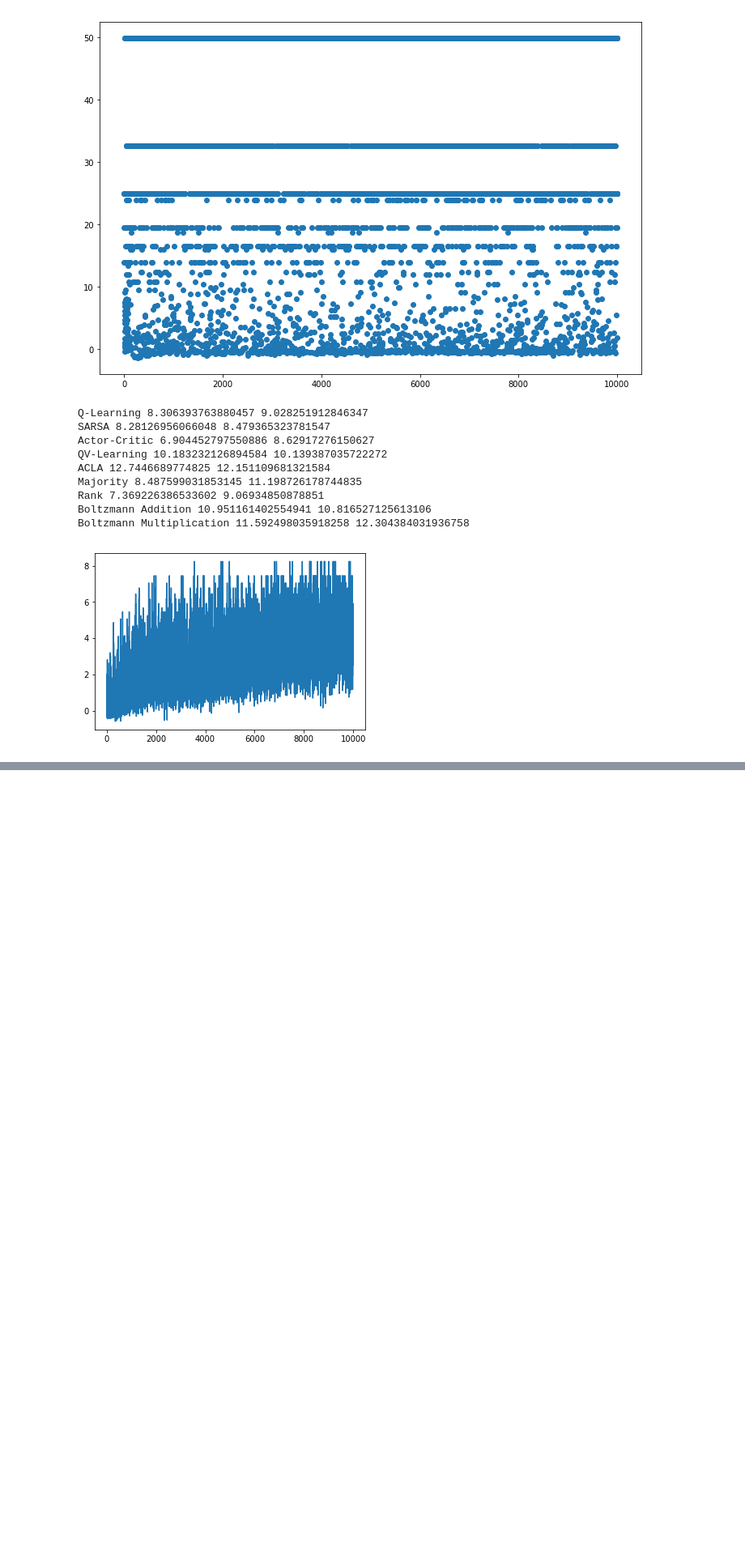
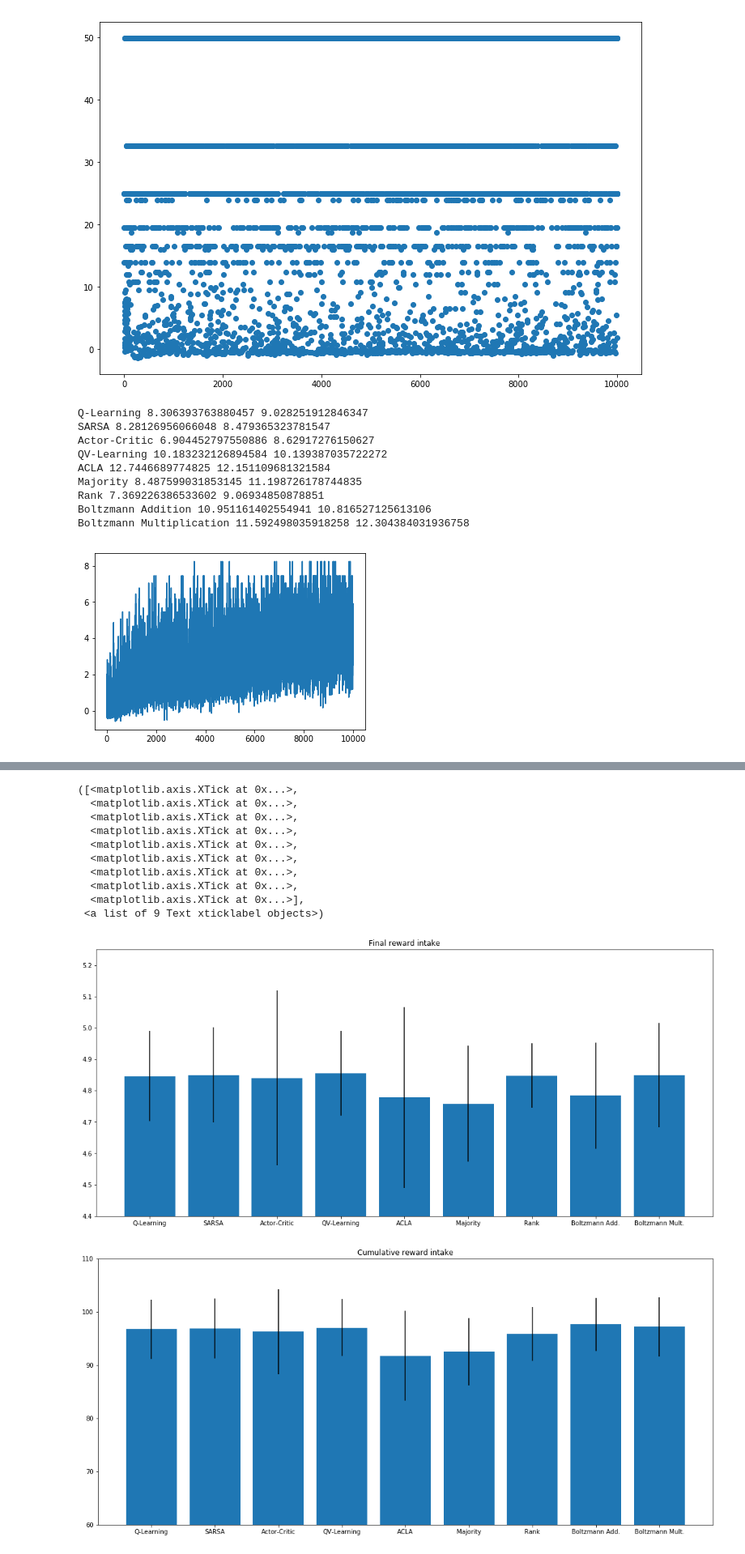
Before and after one commit to BenjaminEngelman/Game-Theory-Final-Project, a Jupyter notebook: Plots.ipynb, the cells around one changed output, grey strips where cells are left out. Shown: that part at 81% size. Drawn from its saved outputs; the diff is of its cells as text; code cells hidden in the pictures; blank space fills up the shorter version.

```diff
--- a/Plots.ipynb
+++ b/Plots.ipynb
@@ -217,0 +221,2 @@ Boltzmann Multiplication 11.592498035918258 12.304384031936758
+# %%
+b= json.loads(a)
@@ -217,0 +225,20 @@ Boltzmann Multiplication 11.592498035918258 12.304384031936758
+# %%
+b=demap_keys(b)
+# %%
+algos = ["Q-Learning", "SARSA", "Actor-Critic", "QV-Learning", "ACLA", "Majority", "Rank", "Boltzmann Addition", "Boltzmann Multiplication"]
+
+finalRes = {algo: {"mean": 0, "std": 0} for algo in algos}
+cumulRes = {algo: {"mean": 0, "std": 0} for algo in algos}
+
+for algo in algos:
+    all_rewards = [np.mean(b[algo, i][0][-2500:]) for i in range(500)]
+    cumulative = [np.sum(b[algo, i][0][2499::2500]) for i in range(500)]
+    finalRes[algo]["mean"] = np.mean(all_rewards)
+    finalRes[algo]["std"] = np.std(all_rewards)
+    cumulRes[algo]["mean"] = np.mean(cumulative)
+    cumulRes[algo]["std"] = np.std(cumulative)
+
+print("Cumulative rewards")
+print(json.dumps(finalRes, indent=3))
+print("Cumulative rewards")
+print(json.dumps(cumulRes, indent=3))
@@ -217,0 +263,36 @@ Boltzmann Multiplication 11.592498035918258 12.304384031936758
+# %%
+ticks = ["Q-Learning", "SARSA", "Actor-Critic", "QV-Learning", "ACLA", "Majority", "Rank", "Boltzmann Add.", "Boltzmann Mult."]
+
+
+
+res_final_mean = [finalRes[algo]["mean"] for algo in algos]
+res_final_std = [finalRes[algo]["std"] for algo in algos]
+
+plt.figure(figsize=(18,8))
+plt.title("Final reward intake")
+plt.ylim(4.4,5.25)
+plt.bar([i for i in range(len(algos))], res_final_mean, yerr=res_final_std)
+plt.xticks([i for i in range(len(algos))],ticks)
+
+
+res_cumul_mean = [cumulRes[algo]["mean"] for algo in algos]
+res_cumul_std = [cumulRes[algo]["std"] for algo in algos]
+
+plt.figure(figsize=(18,8))
+plt.title("Cumulative reward intake")
+plt.ylim(60, 110)
+plt.bar([i for i in range(len(algos))], res_cumul_mean, yerr=res_cumul_std)
+plt.xticks([i for i in range(len(algos))],ticks)
+# %% [output]
+([<matplotlib.axis.XTick at 0x...>,
+  <matplotlib.axis.XTick at 0x...>,
+  <matplotlib.axis.XTick at 0x...>,
+  <matplotlib.axis.XTick at 0x...>,
+  <matplotlib.axis.XTick at 0x...>,
+  <matplotlib.axis.XTick at 0x...>,
+  <matplotlib.axis.XTick at 0x...>,
+  <matplotlib.axis.XTick at 0x...>,
+  <matplotlib.axis.XTick at 0x...>],
+ <a list of 9 Text xticklabel objects>)
+[figure, added]
+[figure, added]
```
Also changed, not shown: parts of 5 cells of this notebook.
